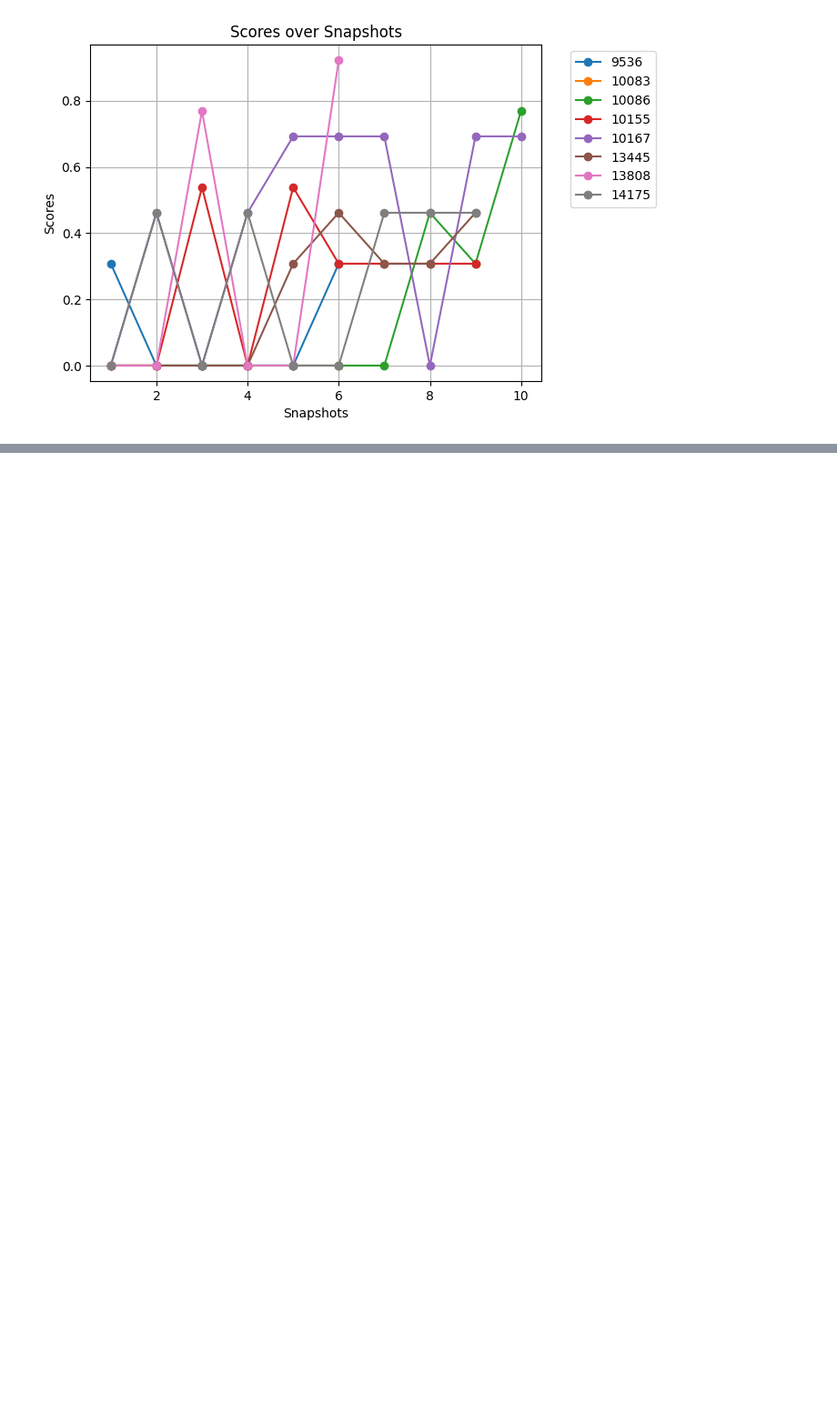
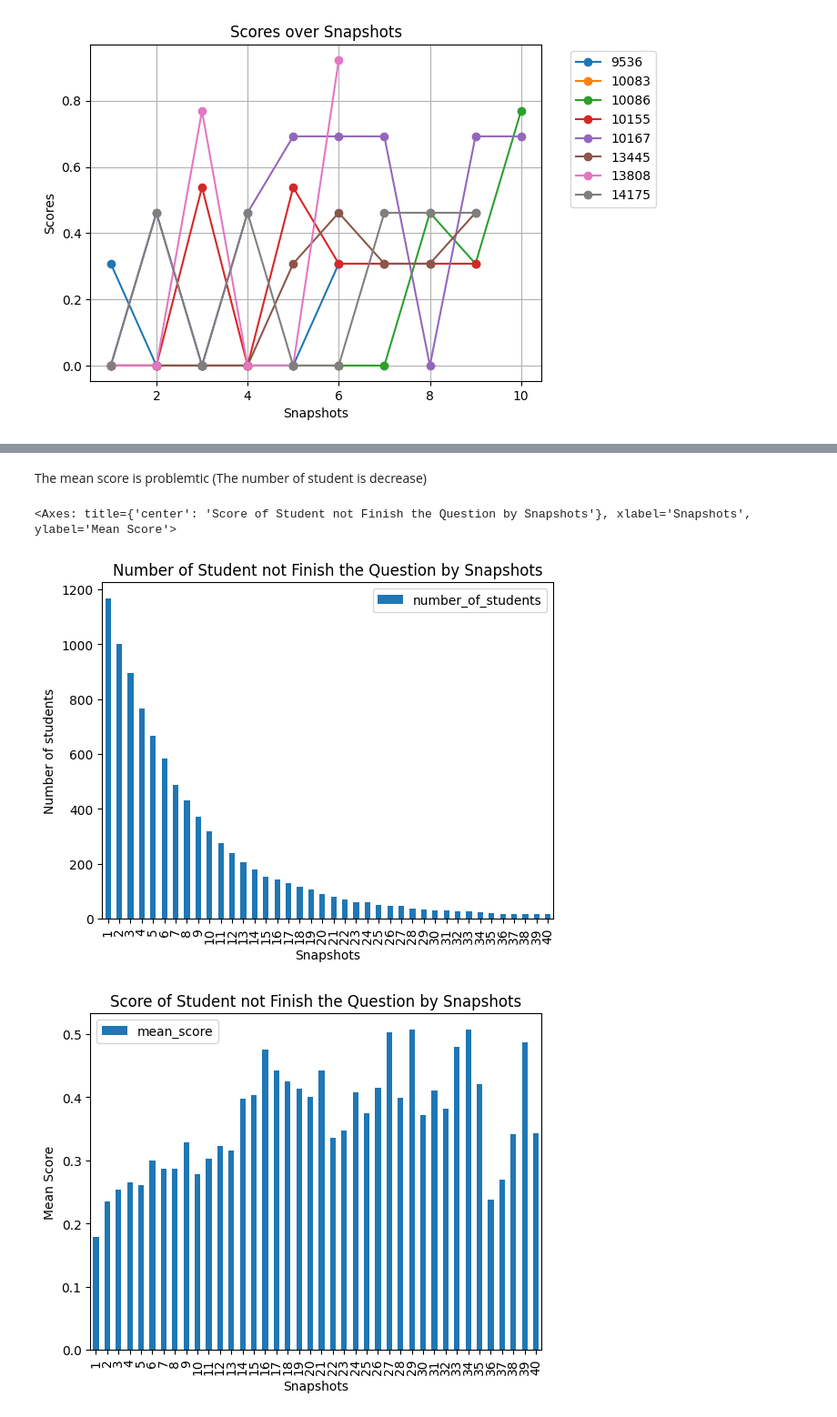
Before and after one commit to nogaschw/Detecting-Struggling-Student-Programmers-using-Proficiency-Taxonomies, a Jupyter notebook: stat_codeworkout.ipynb, the cells around one changed output, grey strips where cells are left out. Shown at 91% size. Saved outputs shown, nothing was run; the diff lists cells and outputs as text; code cells hidden in the pictures; blank space fills up the shorter version.

```diff
--- a/stat_codeworkout.ipynb
+++ b/stat_codeworkout.ipynb
@@ -279,3 +325,7 @@ plot_snapshot(specific_quetion_success)
 plot_snapshot(specific_quetion_fail)
 # %% [output]
 [figure]
+# %%
+a = df_with_snapshots[(df_with_snapshots['SubjectID'] == 13808) & (df_with_snapshots['AssignmentID+ProblemID'] == '487.0 102')]['Snapshots'].iloc[0]
+for i in a:
+    print(i)
@@ -281,0 +350,31 @@ plot_snapshot(specific_quetion_fail)
+# %%
+df_fail = df[df['success'] == 0]
+
+snapshots_vs_score = {}
+for index, row in df_fail.iterrows():
+    if row['AssignmentID+ProblemID'] not in snapshots_vs_score:
+        snapshots_vs_score[row['AssignmentID+ProblemID']] = {}
+    for i in range (1, row['num_snapshots'] + 1):
+        if i not in snapshots_vs_score[row['AssignmentID+ProblemID']]:
+            snapshots_vs_score[row['AssignmentID+ProblemID']][i] = []
+        snapshots_vs_score[row['AssignmentID+ProblemID']][i].append(row['Score'][i - 1])
+
+avg_snapshots_vs_score = {}
+len_snapshots_vs_score = {}
+for key, value in snapshots_vs_score.items():
+    avg_snapshots_vs_score[key] = {}
+    len_snapshots_vs_score[key] = {}
+    for k, v in value.items():
+        avg_snapshots_vs_score[key][k] = sum(v) / len(v)
+        len_snapshots_vs_score[key][k] = len(v)
+
+data = []
+
+# Iterate over items in avg_snapshots_vs_score
+for key, value in avg_snapshots_vs_score.items():
+    for k, v in value.items():
+        # Append a dictionary to the list
+        data.append({'AssignmentID+ProblemID': key, 'Snapshot': k, 'Average Score': v, 'Number of Students': len_snapshots_vs_score[key][k]})
+
+df_snapshots_vs_score = pd.DataFrame(data)
+df_snapshots_vs_score
@@ -281,0 +398,15 @@ plot_snapshot(specific_quetion_fail)
+# %%
+df_all = df_snapshots_vs_score.groupby('Snapshot').apply(lambda x: pd.Series({
+    'mean_score': x['Average Score'].mean(),
+    'number_of_students': x['Number of Students'].sum(),
+})).reset_index()
+# %% [markdown]
+The mean score is problemtic (The number of student is decrease)
+# %%
+df_snapshots_vs_score_40 = df_all.head(40)
+df_snapshots_vs_score_40.plot(x='Snapshot', y='number_of_students', kind='bar', xlabel='Snapshots', ylabel='Number of students', title='Number of Student not Finish the Question by Snapshots')
+df_snapshots_vs_score_40.plot(x='Snapshot', y='mean_score', kind='bar', xlabel='Snapshots', ylabel='Mean Score', title='Score of Student not Finish the Question by Snapshots')
+# %% [output]
+<Axes: title={'center': 'Score of Student not Finish the Question by Snapshots'}, xlabel='Snapshots', ylabel='Mean Score'>
+[figure, added]
+[figure, added]
```
Also changed, not shown: parts of 17 cells of this notebook.
